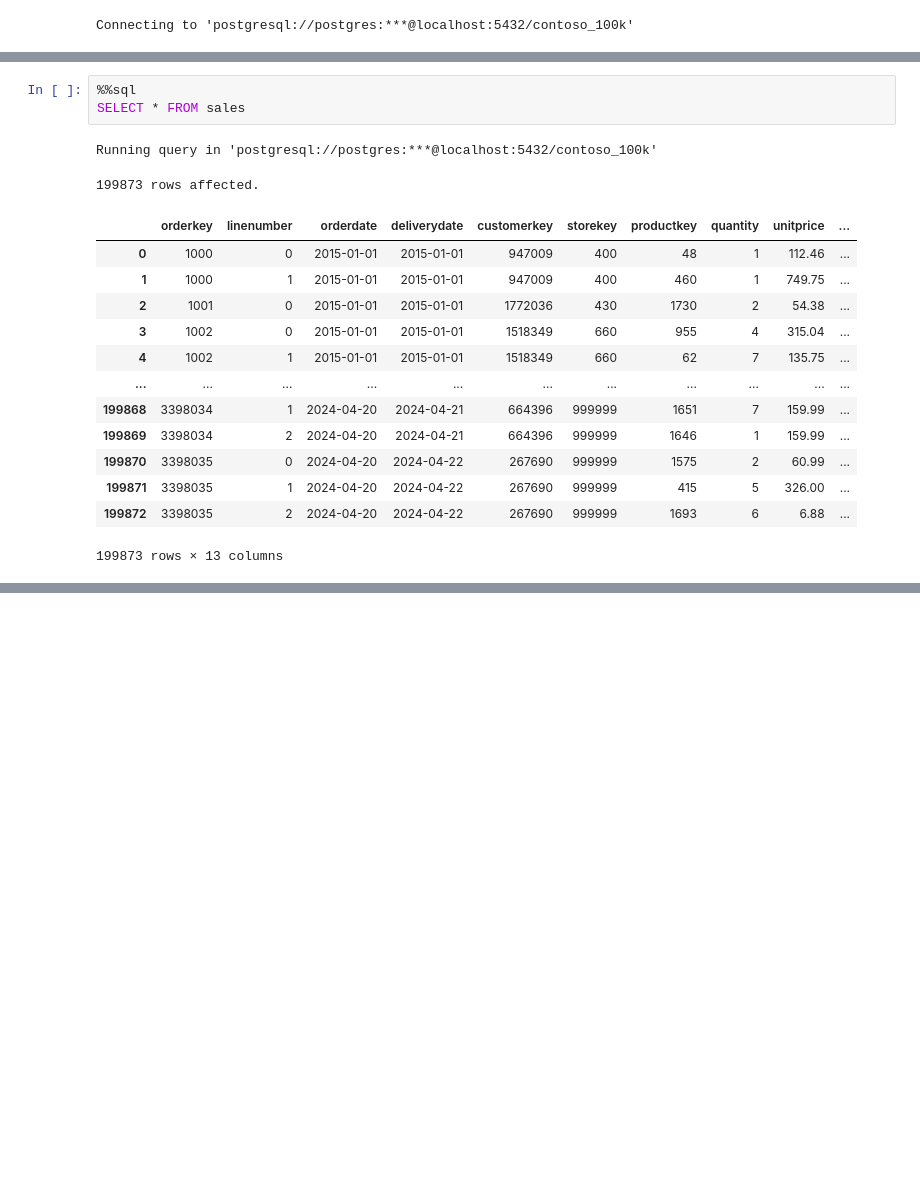
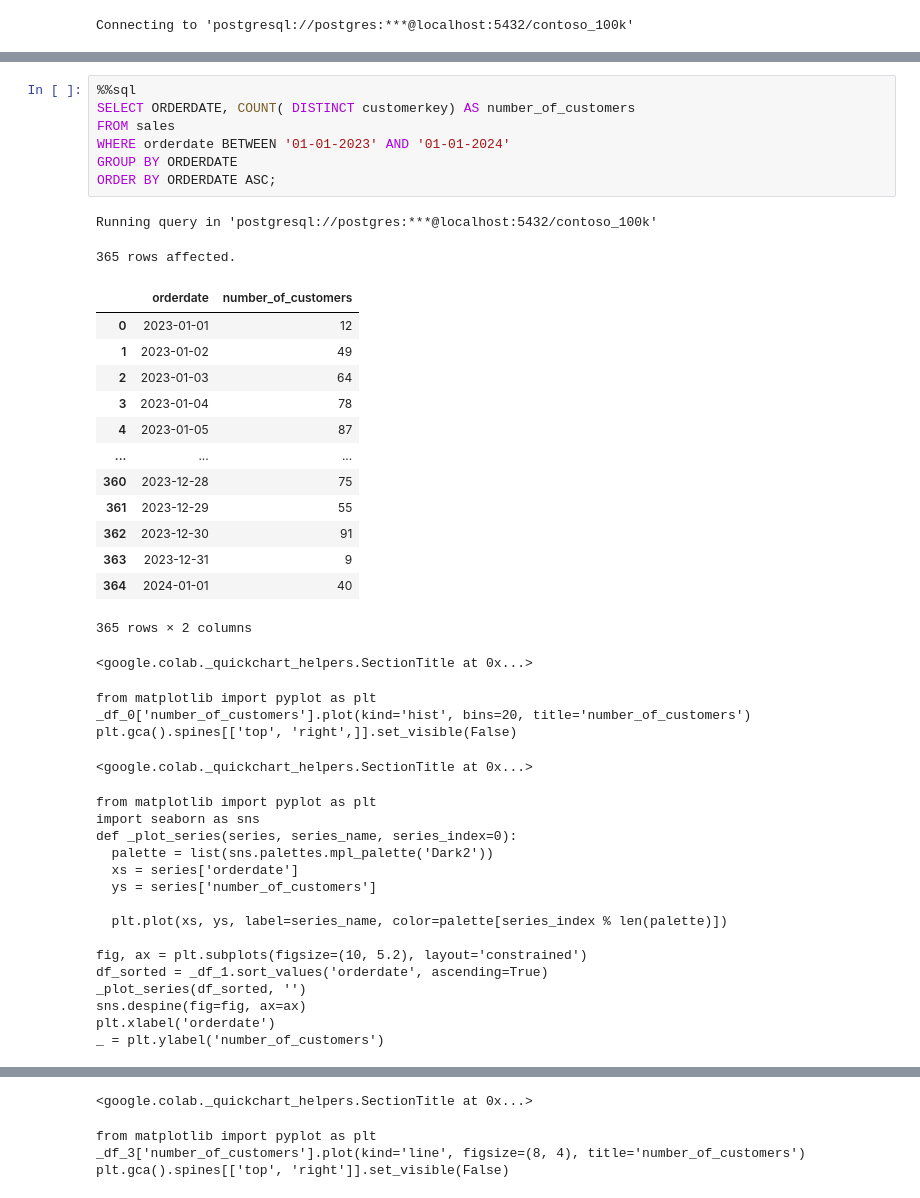
Before and after one commit to ahmadkhanzadeh/AI_Data_Analyzing, a Jupyter notebook: Resources/Blank_SQL_Notebook.ipynb, the cells around one changed output, grey strips where cells are left out. Saved outputs shown, nothing was run; the diff lists cells and outputs as text; blank space fills up the shorter version.

```diff
--- a/Resources/Blank_SQL_Notebook.ipynb
+++ b/Resources/Blank_SQL_Notebook.ipynb
@@ -127,19 +95,43 @@ Running query in 'postgresql://postgres:***@localhost:5432/contoso_100k'
-# %%
-%%sql
-SELECT * FROM sales
-# %% [output]
-Running query in 'postgresql://postgres:***@localhost:5432/contoso_100k'
-199873 rows affected.
-|  | orderkey | linenumber | orderdate | deliverydate | customerkey | storekey | productkey | quantity | unitprice | ... |
-| 0 | 1000 | 0 | 2015-01-01 | 2015-01-01 | 947009 | 400 | 48 | 1 | 112.46 | ... |
-| 1 | 1000 | 1 | 2015-01-01 | 2015-01-01 | 947009 | 400 | 460 | 1 | 749.75 | ... |
-| 2 | 1001 | 0 | 2015-01-01 | 2015-01-01 | 1772036 | 430 | 1730 | 2 | 54.38 | ... |
-| 3 | 1002 | 0 | 2015-01-01 | 2015-01-01 | 1518349 | 660 | 955 | 4 | 315.04 | ... |
-| 4 | 1002 | 1 | 2015-01-01 | 2015-01-01 | 1518349 | 660 | 62 | 7 | 135.75 | ... |
-| ... | ... | ... | ... | ... | ... | ... | ... | ... | ... | ... |
-| 199868 | 3398034 | 1 | 2024-04-20 | 2024-04-21 | 664396 | 999999 | 1651 | 7 | 159.99 | ... |
-| 199869 | 3398034 | 2 | 2024-04-20 | 2024-04-21 | 664396 | 999999 | 1646 | 1 | 159.99 | ... |
-| 199870 | 3398035 | 0 | 2024-04-20 | 2024-04-22 | 267690 | 999999 | 1575 | 2 | 60.99 | ... |
-| 199871 | 3398035 | 1 | 2024-04-20 | 2024-04-22 | 267690 | 999999 | 415 | 5 | 326.00 | ... |
-| 199872 | 3398035 | 2 | 2024-04-20 | 2024-04-22 | 267690 | 999999 | 1693 | 6 | 6.88 | ... |
-199873 rows × 13 columns
+# %%
+%%sql
+SELECT ORDERDATE, COUNT( DISTINCT customerkey) AS number_of_customers
+FROM sales
+WHERE orderdate BETWEEN '01-01-2023' AND '01-01-2024'
+GROUP BY ORDERDATE
+ORDER BY ORDERDATE ASC;
+# %% [output]
+Running query in 'postgresql://postgres:***@localhost:5432/contoso_100k'
+365 rows affected.
+|  | orderdate | number_of_customers |
+| 0 | 2023-01-01 | 12 |
+| 1 | 2023-01-02 | 49 |
+| 2 | 2023-01-03 | 64 |
+| 3 | 2023-01-04 | 78 |
+| 4 | 2023-01-05 | 87 |
+| ... | ... | ... |
+| 360 | 2023-12-28 | 75 |
+| 361 | 2023-12-29 | 55 |
+| 362 | 2023-12-30 | 91 |
+| 363 | 2023-12-31 | 9 |
+| 364 | 2024-01-01 | 40 |
+365 rows × 2 columns
+<google.colab._quickchart_helpers.SectionTitle at 0x...>
+from matplotlib import pyplot as plt
+_df_0['number_of_customers'].plot(kind='hist', bins=20, title='number_of_customers')
+plt.gca().spines[['top', 'right',]].set_visible(False)
+<google.colab._quickchart_helpers.SectionTitle at 0x...>
+from matplotlib import pyplot as plt
+import seaborn as sns
+def _plot_series(series, series_name, series_index=0):
+  palette = list(sns.palettes.mpl_palette('Dark2'))
+  xs = series['orderdate']
+  ys = series['number_of_customers']
+
+  plt.plot(xs, ys, label=series_name, color=palette[series_index % len(palette)])
+
+fig, ax = plt.subplots(figsize=(10, 5.2), layout='constrained')
+df_sorted = _df_1.sort_values('orderdate', ascending=True)
+_plot_series(df_sorted, '')
+sns.despine(fig=fig, ax=ax)
+plt.xlabel('orderdate')
+_ = plt.ylabel('number_of_customers')
@@ -145,0 +157,4 @@ Running query in 'postgresql://postgres:***@localhost:5432/contoso_100k'
+<google.colab._quickchart_helpers.SectionTitle at 0x...>
+from matplotlib import pyplot as plt
+_df_3['number_of_customers'].plot(kind='line', figsize=(8, 4), title='number_of_customers')
+plt.gca().spines[['top', 'right']].set_visible(False)
```
Also changed, not shown: parts of 6 cells of this notebook.
